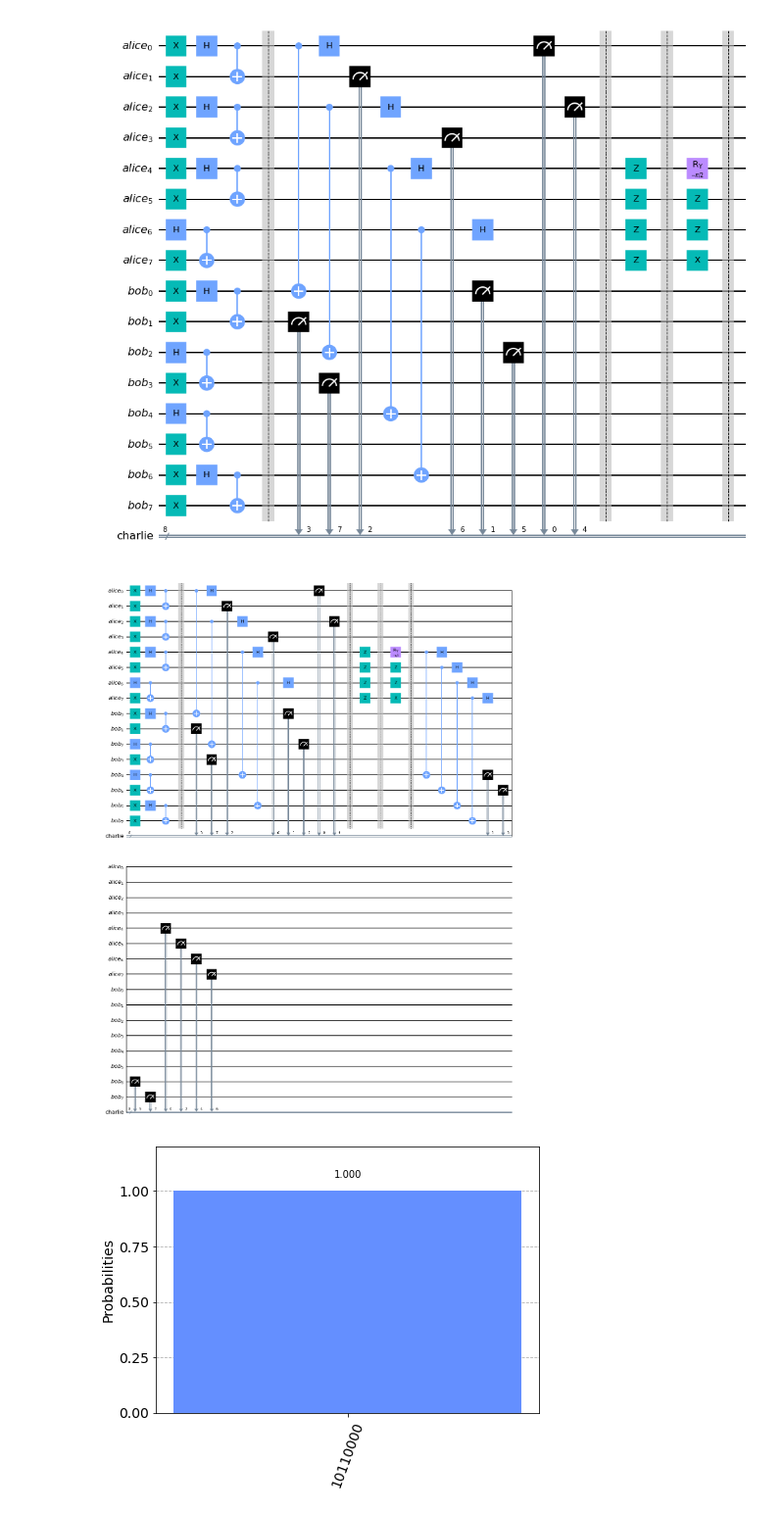
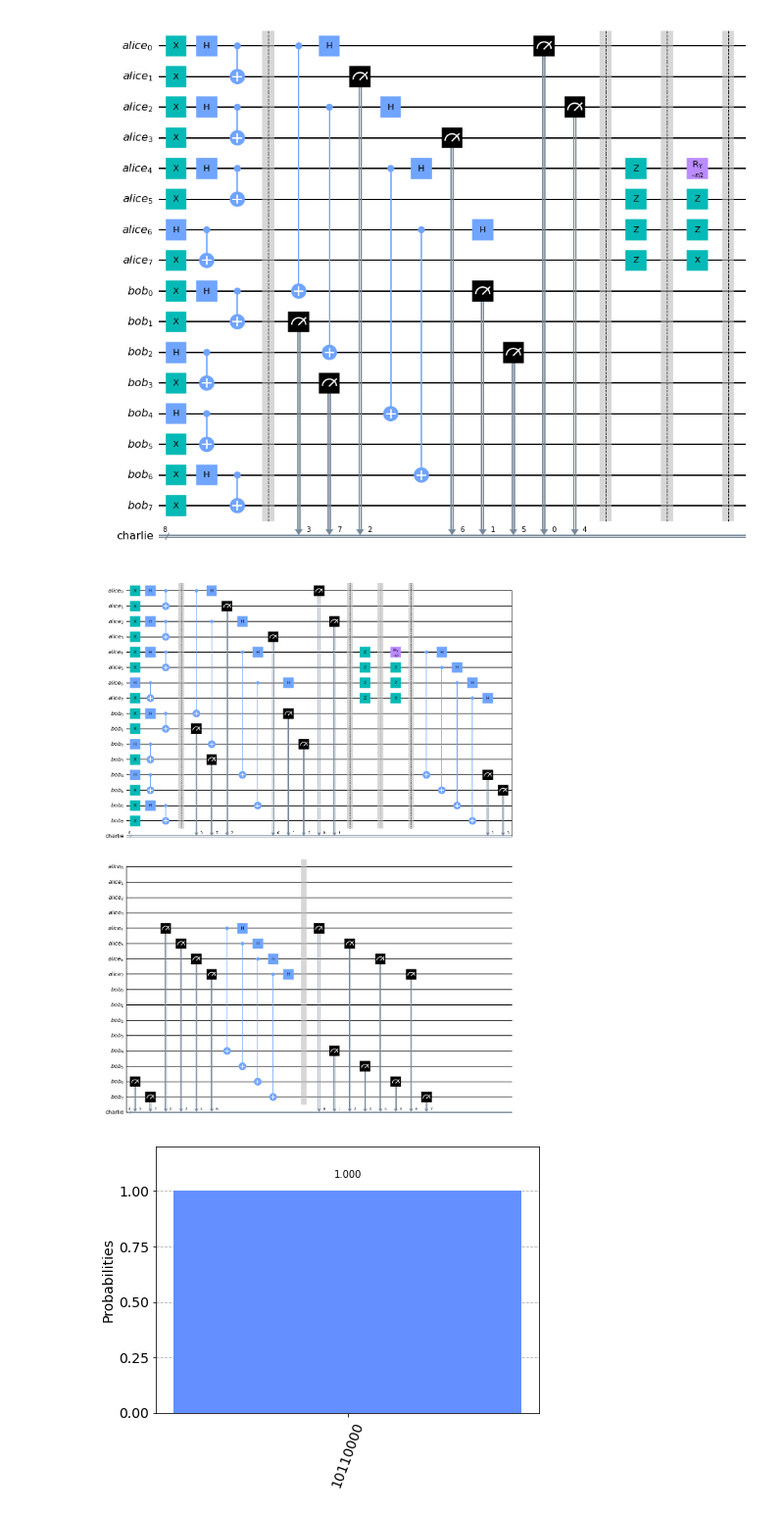
Before and after one commit to shashwat-1234/some_qsdc_codes, a Jupyter notebook: Qsdc_file_1.ipynb, the cells around one changed output. Shown: that part at 98% size. Drawn from its saved outputs; the diff is of its cells as text; code cells hidden in the pictures.

```diff
--- a/Qsdc_file_1.ipynb
+++ b/Qsdc_file_1.ipynb
@@ -146,19 +147,23 @@ circuit.draw(output = 'mpl')
 [figure]
 # %%
 # now dense coding is done now the measurement part is done by a third person charlie to complete the MDI-QSDC protocol
-j = 0
+
 for i in range(num_pair, 2*num_pair):
 
     #using bell basis for measurement
     circuit.cx(alice_qubits[i], bob_qubits[i])
     circuit.h(alice_qubits[i])
 
-    circuit.measure([alice_qubits[i], bob_qubits[i]], [j, j+1])
-    j = j + 2
+circuit.barrier()
+
+for i in range(0, 2*num_pair, 2):
+
+    j = i//2
+    circuit.measure([alice_qubits[num_pair+j], bob_qubits[num_pair+j]], [i, i+1])
 
 circuit.draw(output = 'mpl')
 # %% [output]
-[figure, old version]
+[figure, new version]
 # %%
 final_count = one_shot_result(circuit)
 plot_histogram(counts)
```
Also changed, not shown: parts of 1 cell of this notebook.
